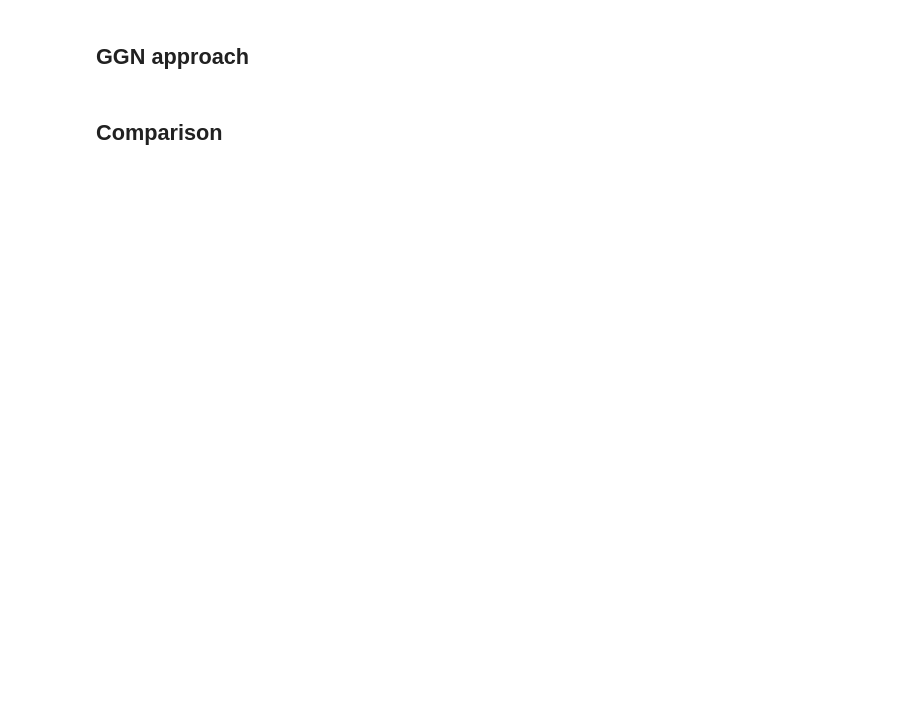
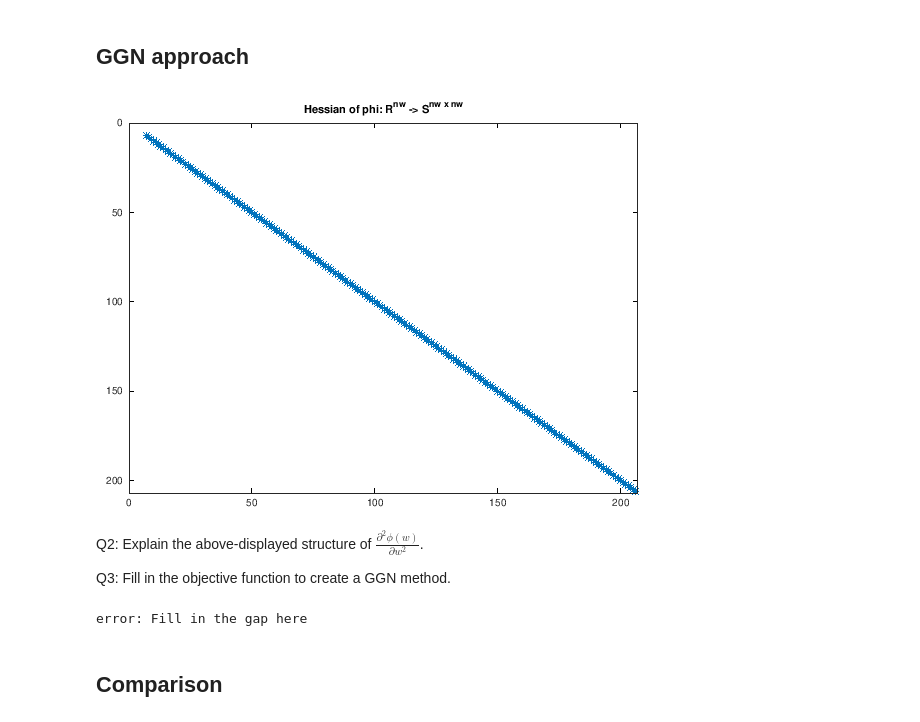
Before and after one commit to meco-group/blux2019_ggn_demo, a Jupyter notebook: ex.ipynb, the cells around one changed output. Saved outputs shown, nothing was run; the diff lists cells and outputs as text; code cells hidden in the pictures; blank space fills up the shorter version.

```diff
--- a/ex.ipynb
+++ b/ex.ipynb
@@ -163,17 +167,23 @@ error: called from
 # %% [markdown]
 ## GGN approach
+# %%
+% Convex map: R^nw -> R
+phi  = Function('phi',{w},{ sum(sqrt(sigma^2+E(w).^2))/(2*Ns) });
+
+% Jacobian of phi: R^nw -> R^(1 x nw)
+Jphi = Function('Jphi',{w},{ jacobian(phi(w),w) });
+
+figure
+spy(hessian(phi(w),w))
+title('Hessian of phi: R^{nw} -> S^{nw x nw}')
+Hphi = Function('Hphi',{w},{ hessian(phi(w),w) });
+# %% [output]
+[figure, added]
+# %% [markdown]
+Q2: Explain the above-displayed structure of $\frac{\partial^2 \phi(w)}{\partial w^2}$.
+
+Q3: Fill in the objective function to create a GGN method.
 # %%
-% Convex map: R^nw -> R
-phi  = Function('phi',{w},{ sum(sqrt(sigma^2+E(w).^2))/(2*Ns) });
-
-% Jacobian of phi: R^nw -> R^(1 x nw)
-Jphi = Function('Jphi',{w},{ jacobian(phi(w),w) }); % redact
-
-figure
-spy(hessian(phi(w),w))
-title('Hessian of phi: R^{nw} -> R^{nw x nw}')
-Hphi = Function('Hphi',{w},{ hessian(phi(w),w) }); % redact
-
 wk = winit;
 for k=1:10
     opti = Opti('conic');
@@ -181,9 +191,8 @@ for k=1:10
     % Decision variables of quadratic problem
     dw = opti.variable(numel(w));
 
-    % Quadratic approximation to objective
-    obj_lin = phi(wk)+Jphi(wk)*dw+1/2*dw'*Hphi(wk)*dw;  % redact
-    opti.minimize(obj_lin); % redact
+    error('Fill in the gap here');
+    %opti.minimize(...);
 
     % Linear equality constraints (cfr. multiple shooting)
     G_lin = G(wk)+JG(wk)*dw;
@@ -206,6 +215,8 @@ for k=1:10
 end
 
 p_opt_GGN = wk(1:4);
+# %% [output]
+error: Fill in the gap here
 # %% [markdown]
 ## Comparison
 # %%
```
Also changed, not shown: parts of 6 cells of this notebook, 2 other files.
